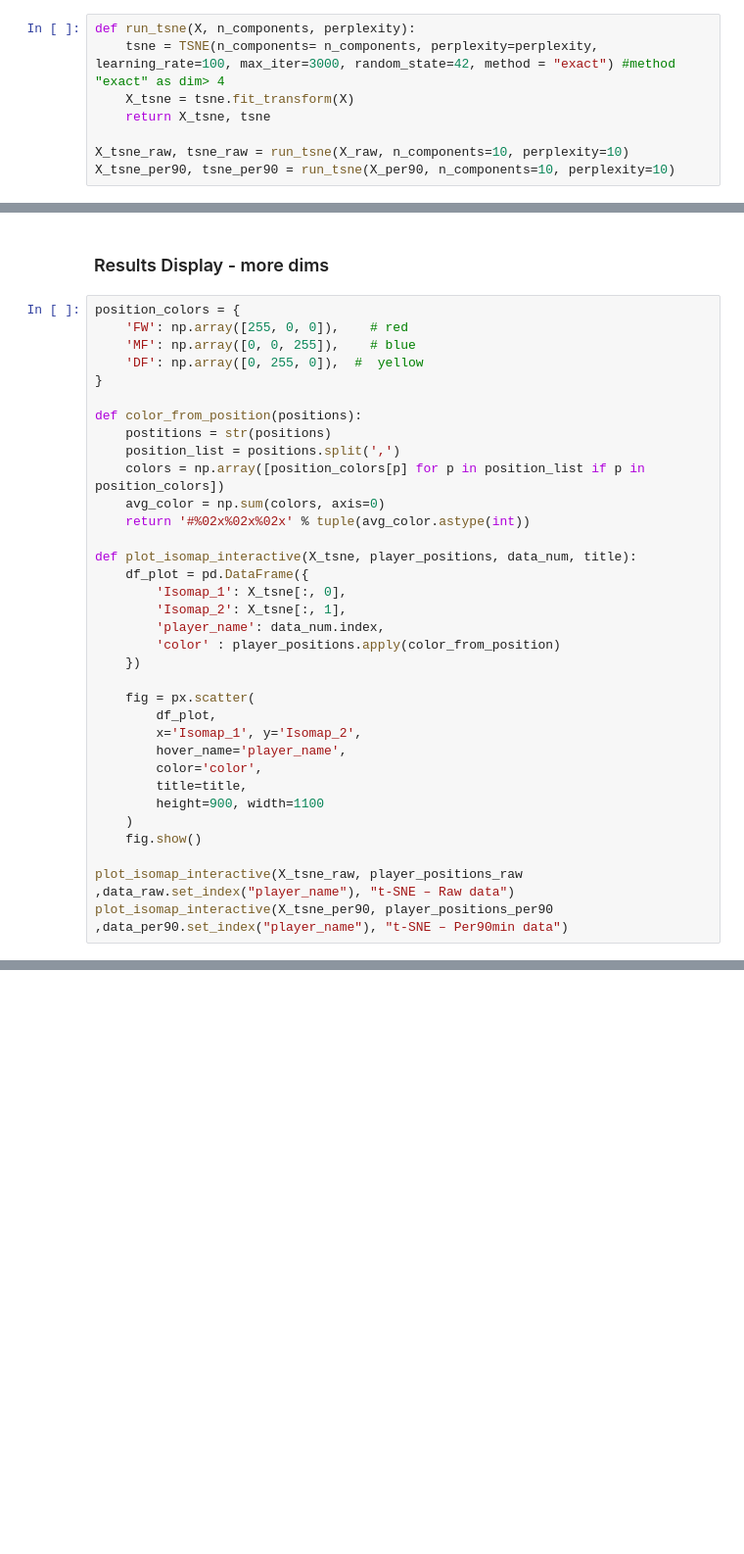
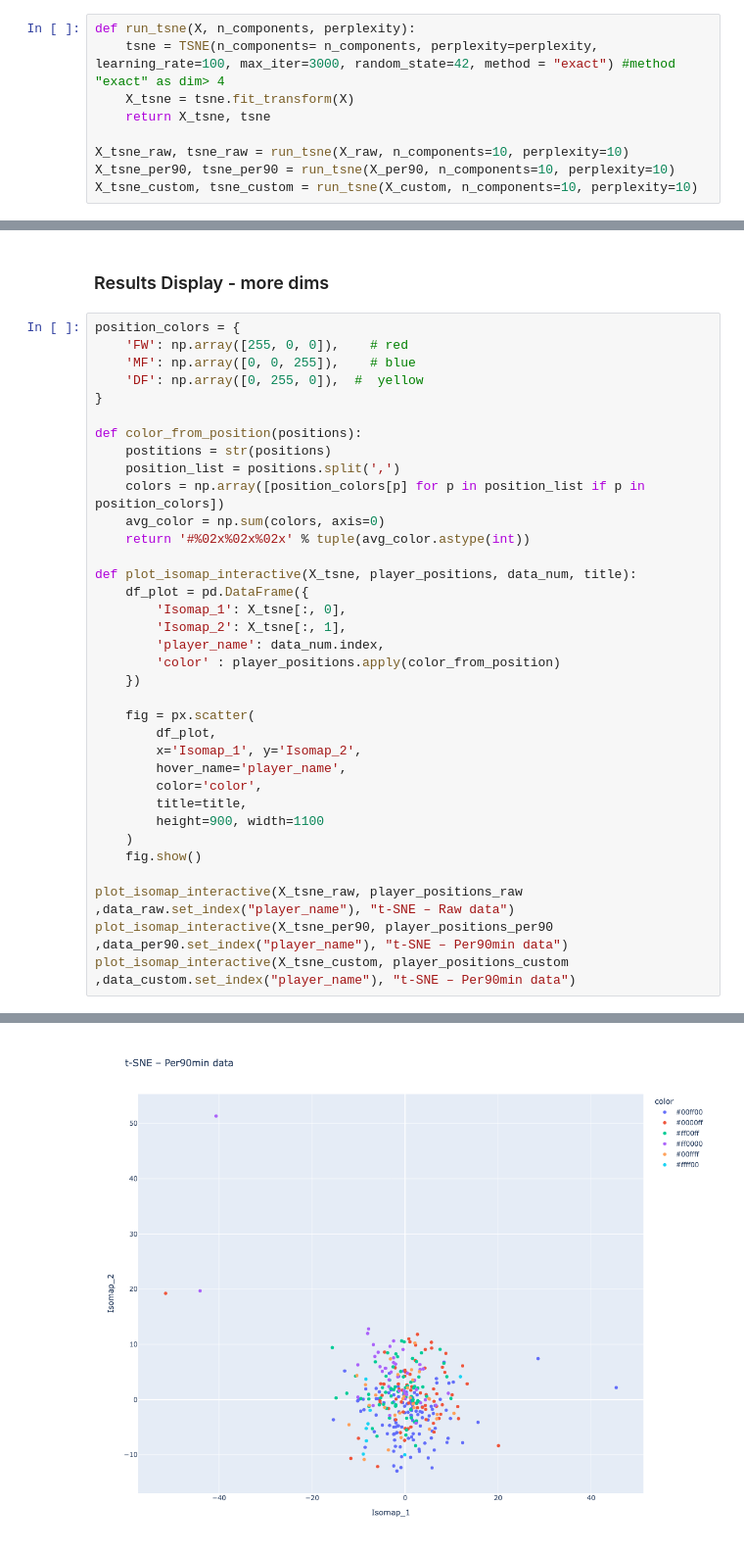
Before and after one commit to DeankoontzG/DataMining_Project, a Jupyter notebook: src/lhemgui/TSNE.ipynb, the cells around one changed output, grey strips where cells are left out. Shown at 98% size. Saved outputs shown, nothing was run; the diff lists cells and outputs as text; blank space fills up the shorter version.

```diff
--- a/src/lhemgui/TSNE.ipynb
+++ b/src/lhemgui/TSNE.ipynb
@@ -99,3 +109,4 @@ def run_tsne(X, n_components, perplexity):
 
 X_tsne_raw, tsne_raw = run_tsne(X_raw, n_components=10, perplexity=10)
 X_tsne_per90, tsne_per90 = run_tsne(X_per90, n_components=10, perplexity=10)
+X_tsne_custom, tsne_custom = run_tsne(X_custom, n_components=10, perplexity=10)
@@ -111,30 +147,32 @@ position_colors = {
 def color_from_position(positions):
     postitions = str(positions)
     position_list = positions.split(',')
     colors = np.array([position_colors[p] for p in position_list if p in position_colors])
     avg_color = np.sum(colors, axis=0)
     return '#%02x%02x%02x' % tuple(avg_color.astype(int))
 
 def plot_isomap_interactive(X_tsne, player_positions, data_num, title):
     df_plot = pd.DataFrame({
         'Isomap_1': X_tsne[:, 0],
         'Isomap_2': X_tsne[:, 1],
         'player_name': data_num.index,
         'color' : player_positions.apply(color_from_position)
     })
 
     fig = px.scatter(
         df_plot,
         x='Isomap_1', y='Isomap_2',
         hover_name='player_name',
         color='color',
         title=title,
         height=900, width=1100
     )
     fig.show()
 
 plot_isomap_interactive(X_tsne_raw, player_positions_raw ,data_raw.set_index("player_name"), "t-SNE – Raw data")
 plot_isomap_interactive(X_tsne_per90, player_positions_per90 ,data_per90.set_index("player_name"), "t-SNE – Per90min data")
+plot_isomap_interactive(X_tsne_custom, player_positions_custom ,data_custom.set_index("player_name"), "t-SNE – Per90min data")
 # %% [output]
 [figure]
 [figure]
+[figure, added]
```
Also changed, not shown: parts of 6 cells of this notebook, 7 other files.
